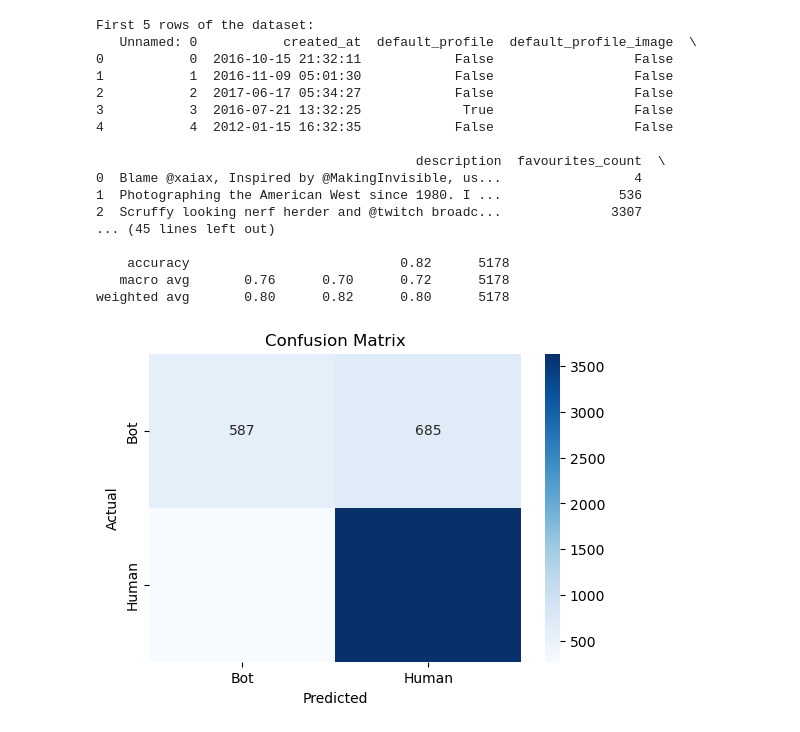
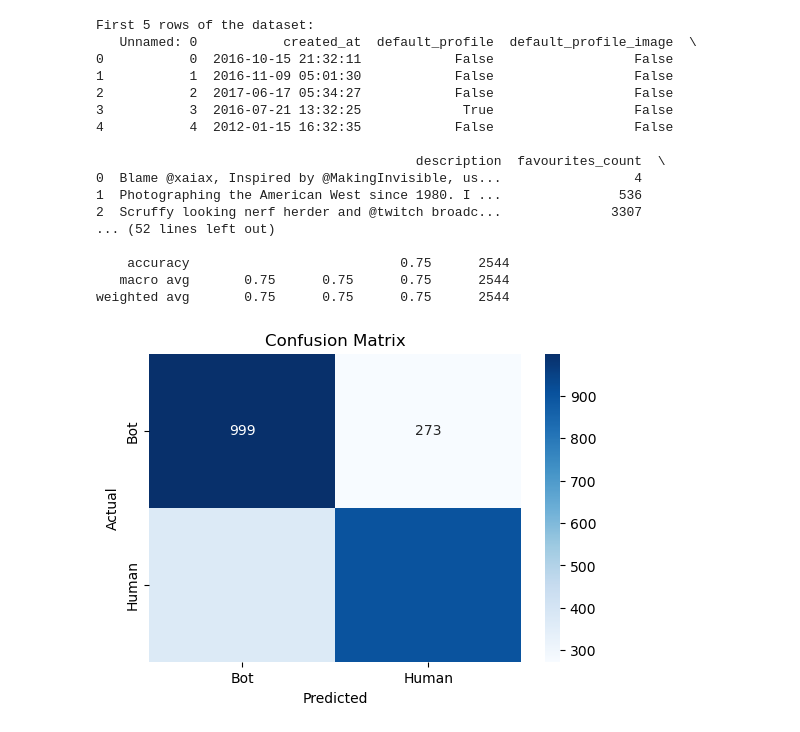
Before and after one commit to kyle-he/csci467_finalproject, a Jupyter notebook: model.ipynb, the cells around one changed output. Saved outputs shown, nothing was run; the diff lists cells and outputs as text; code cells hidden in the pictures.

```diff
--- a/model.ipynb
+++ b/model.ipynb
@@ -48,23 +48,49 @@ df_model = df.drop(columns=[
     'screen_name', 'location', 'account_type', 'lang'
 ])
 
-# Define features and target
-X = df_model.drop('account_type_encoded', axis=1)
-y = df_model['account_type_encoded']
+# # Define features and target
+# X = df_model.drop('account_type_encoded', axis=1)
+# y = df_model['account_type_encoded']
 
-# Addressing class imbalance in the training data
-# Separate majority and minority classes
+# # Addressing class imbalance in the training data
+# # Separate majority and minority classes
+# df_majority = df_model[df_model['account_type_encoded'] == 1]  # Human
+# df_minority = df_model[df_model['account_type_encoded'] == 0]  # Bot
+
+# # Downsample majority class
+# df_majority_downsampled = resample(df_majority,
+#                                    replace=False,            # sample without replacement
+#                                    n_samples=len(df_minority),  # match minority class size
+#                                    random_state=42)
+
+# # Combine minority class with downsampled majority class
+# df_balanced = pd.concat([df_majority_downsampled, df_minority])
+
+# # Separate features and target for balanced dataset
+# X_balanced = df_balanced.drop('account_type_encoded', axis=1)
+# y_balanced = df_balanced['account_type_encoded']
+
+# # Data standardization
+# scaler = StandardScaler()
+# X_scaled = scaler.fit_transform(X_balanced)
+
+# # Train-test split with balanced data
+# X_train, X_test, y_train, y_test = train_test_split(
+#     X_scaled, y_balanced, test_size=0.2, stratify=y_balanced, random_state=42
+# )
+
+# oversampling instead
 df_majority = df_model[df_model['account_type_encoded'] == 1]  # Human
 df_minority = df_model[df_model['account_type_encoded'] == 0]  # Bot
 
-# Downsample majority class
-df_majority_downsampled = resample(df_majority,
-                                   replace=False,            # sample without replacement
-                                   n_samples=len(df_minority),  # match minority class size
+# Oversample the minority class
+df_minority_oversampled = resample(df_minority,
+                                   replace=True,              # sample with replacement
+                                   n_samples=len(df_majority),  # match majority class size
                                    random_state=42)
 
-# Combine minority class with downsampled majority class
-df_balanced = pd.concat([df_majority_downsampled, df_minority])
+# Combine majority class with oversampled minority class
+df_balanced = pd.concat([df_majority, df_minority_oversampled])
 
 # Separate features and target for balanced dataset
 X_balanced = df_balanced.drop('account_type_encoded', axis=1)
@@ -110,51 +136,38 @@ y_pred = model.predict(X_test)
 accuracy = accuracy_score(y_test, y_pred)
 print(f"\nAccuracy on the test set: {accuracy:.2f}")
 print("\nClassification Report:")
 print(classification_report(y_test, y_pred, target_names=['Bot', 'Human']))
 
 # Confusion Matrix
 cm = confusion_matrix(y_test, y_pred)
 plt.figure(figsize=(6, 4))
 sns.heatmap(
     cm, annot=True, fmt='d', cmap='Blues',
     xticklabels=['Bot', 'Human'], yticklabels=['Bot', 'Human']
 )
 plt.xlabel('Predicted')
 plt.ylabel('Actual')
 plt.title('Confusion Matrix')
 plt.show()
 # %% [output]
 First 5 rows of the dataset:
    Unnamed: 0           created_at  default_profile  default_profile_image  \
 0           0  2016-10-15 21:32:11            False                  False
 1           1  2016-11-09 05:01:30            False                  False
 2           2  2017-06-17 05:34:27            False                  False
 3           3  2016-07-21 13:32:25             True                  False
 4           4  2012-01-15 16:32:35            False                  False
 
                                          description  favourites_count  \
 0  Blame @xaiax, Inspired by @MakingInvisible, us...                 4
 1  Photographing the American West since 1980. I ...               536
 2  Scruffy looking nerf herder and @twitch broadc...              3307
-... (45 lines left out)
+... (52 lines left out)
 
-    accuracy                           0.82      5178
-   macro avg       0.76      0.70      0.72      5178
-weighted avg       0.80      0.82      0.80      5178
+    accuracy                           0.75      2544
+   macro avg       0.75      0.75      0.75      2544
+weighted avg       0.75      0.75      0.75      2544
+[figure, added]
-# %%
-# Confusion matrix
-cm = confusion_matrix(y_test, y_pred)
-plt.figure(figsize=(6, 4))
-sns.heatmap(
-    cm, annot=True, fmt='d', cmap='Blues',
-    xticklabels=['Bot', 'Human'], yticklabels=['Bot', 'Human']
-)
-plt.xlabel('Predicted')
-plt.ylabel('Actual')
-plt.title('Confusion Matrix')
-plt.show()
-# %% [output]
-[figure, removed]
 # %%
 cm
 # %% [output]
```
Also changed, not shown: parts of 4 cells of this notebook.
